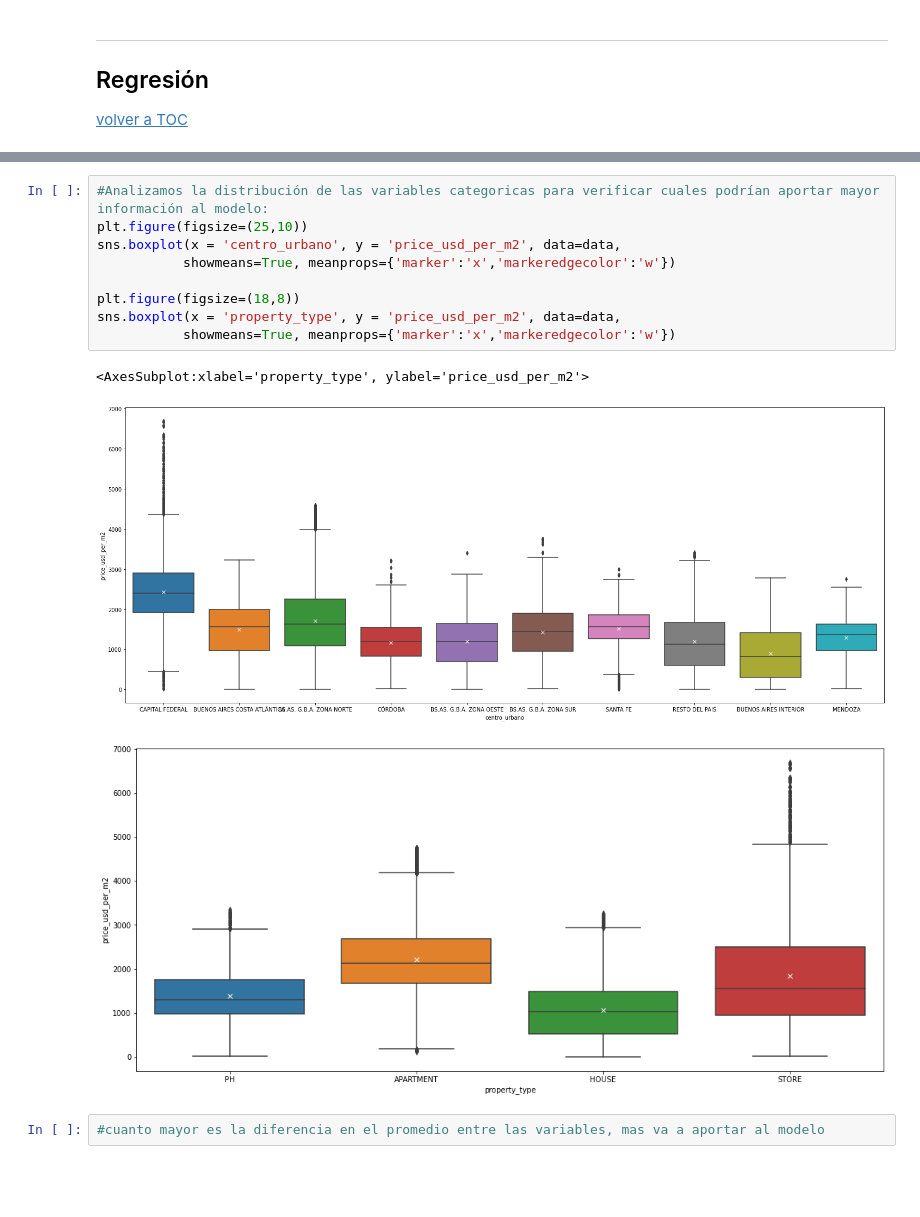
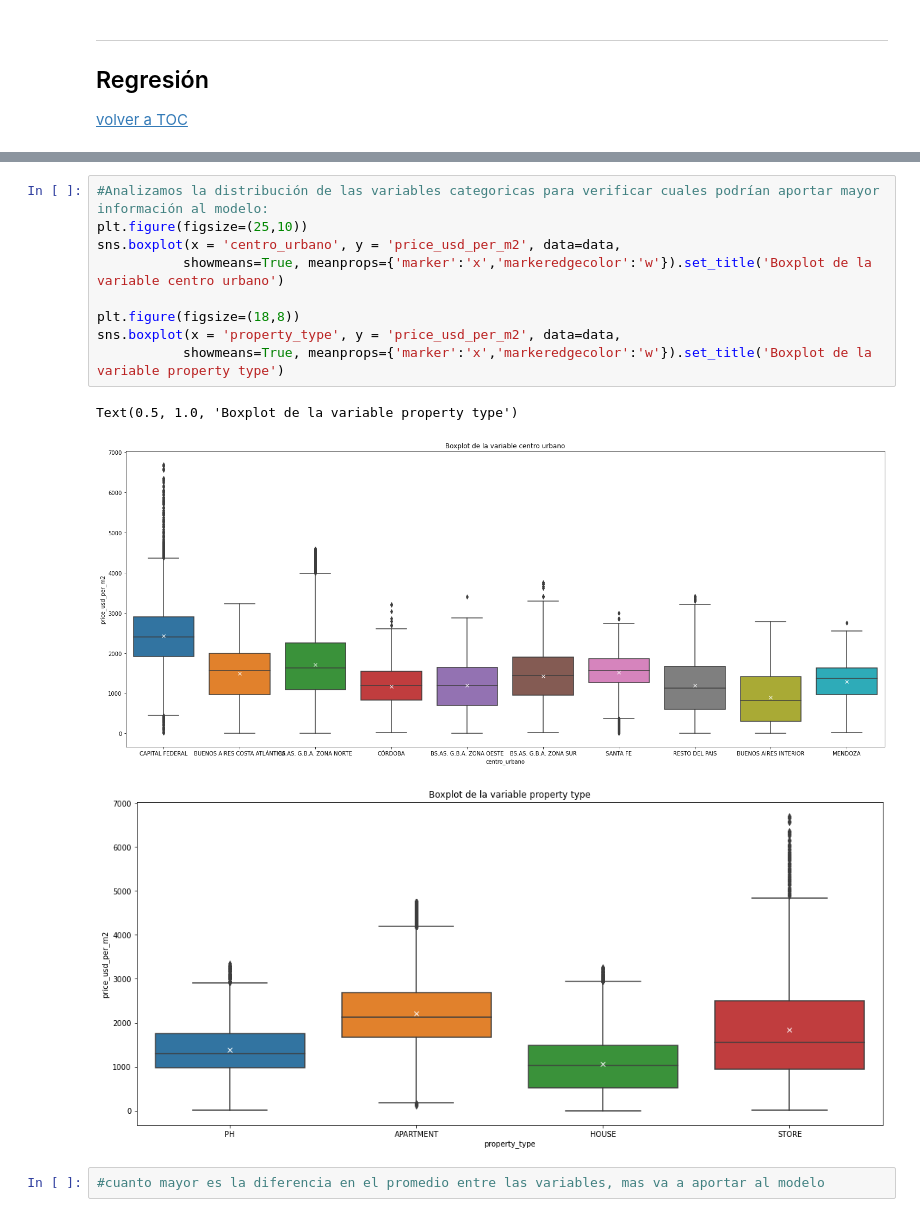
Before and after one commit to varelapablos/Desafio1-G3, a Jupyter notebook: Notebook - Desafio 2 - Alan.ipynb, the cells around one changed output, grey strips where cells are left out. Drawn from its saved outputs; the diff is of its cells as text; blank space fills up the shorter version.

```diff
--- a/Notebook - Desafio 2 - Alan.ipynb
+++ b/Notebook - Desafio 2 - Alan.ipynb
@@ -191,16 +197,16 @@ plt.ylim(bottom=0)
 # %%
 #Analizamos la distribución de las variables categoricas para verificar cuales podrían aportar mayor información al modelo:
 plt.figure(figsize=(25,10))
 sns.boxplot(x = 'centro_urbano', y = 'price_usd_per_m2', data=data,
-           showmeans=True, meanprops={'marker':'x','markeredgecolor':'w'})
+           showmeans=True, meanprops={'marker':'x','markeredgecolor':'w'}).set_title('Boxplot de la variable centro urbano')
 
 plt.figure(figsize=(18,8))
 sns.boxplot(x = 'property_type', y = 'price_usd_per_m2', data=data,
-           showmeans=True, meanprops={'marker':'x','markeredgecolor':'w'})
+           showmeans=True, meanprops={'marker':'x','markeredgecolor':'w'}).set_title('Boxplot de la variable property type')
 # %% [output]
-<AxesSubplot:xlabel='property_type', ylabel='price_usd_per_m2'>
+Text(0.5, 1.0, 'Boxplot de la variable property type')
-[figure, old version]
+[figure, new version]
-[figure, old version]
+[figure, new version]
 # %%
 #cuanto mayor es la diferencia en el promedio entre las variables, mas va a aportar al modelo
 # %%
```
Also changed, not shown: parts of 38 cells of this notebook.
